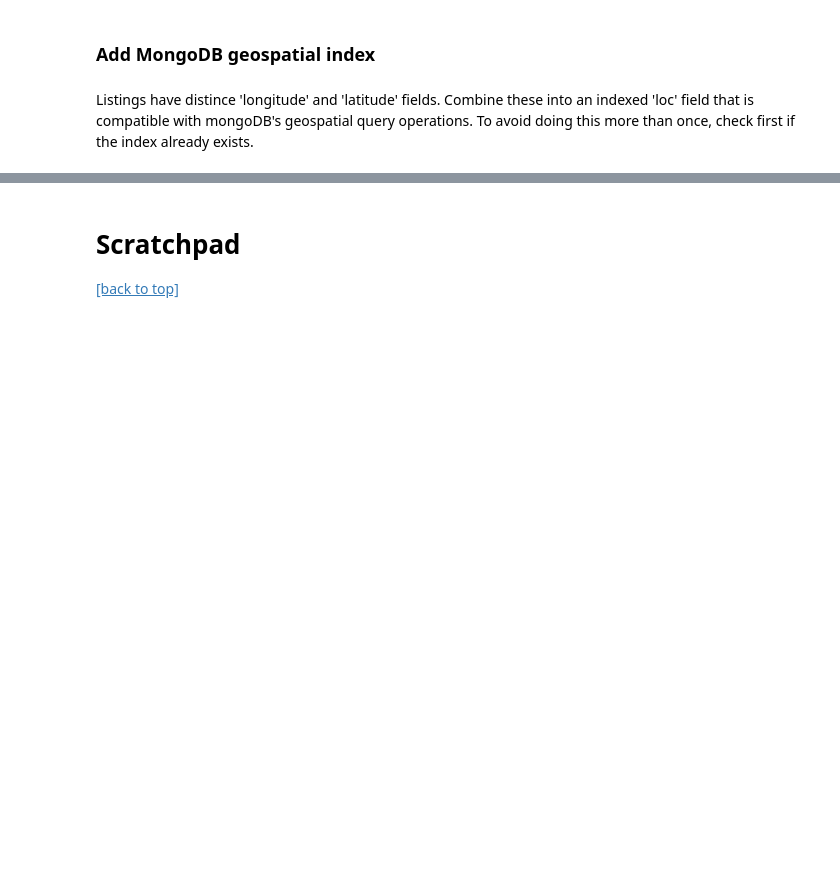
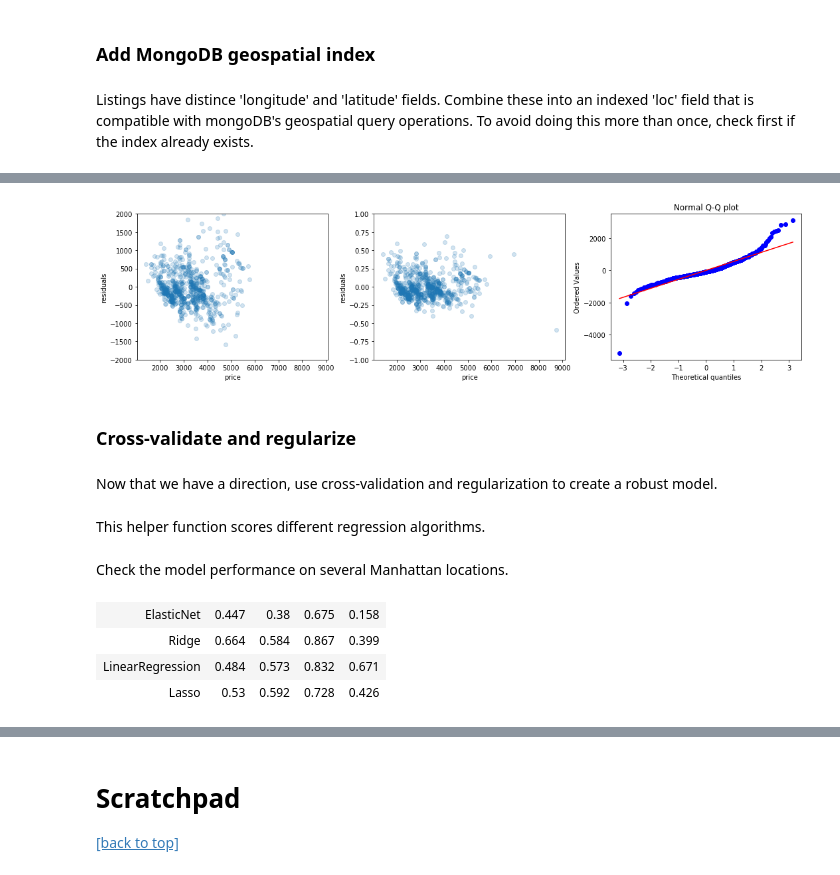
Before and after one commit to dextersealy/rent-report, a Jupyter notebook: modeling.ipynb, the cells around one changed output, grey strips where cells are left out. Saved outputs shown, nothing was run; the diff lists cells and outputs as text; code cells hidden in the pictures; blank space fills up the shorter version.

```diff
--- a/modeling.ipynb
+++ b/modeling.ipynb
@@ -178,0 +297,11 @@ plt.show()
+# %%
+def get_features_matrix(list_or_iter):
+    listings = []
+    for features in list_or_iter:
+        listings.append({})
+        for f in features.lower().replace('-', ' ').split('\n'):
+            f = canon.get(f, f)
+            if f in top50:
+                f_name = 'f_' + f.replace(' ', '_')
+                listings[-1][f_name] = 1
+    return pd.DataFrame.from_dict(listings).fillna(0)
@@ -178,0 +310,9 @@ plt.show()
+# %%
+df = get_data(['price', 'bedrooms', 'bathrooms', 'features'], TIMESSQ_loc)
+df = df.join(get_features_matrix(df.features)).drop('features', axis=1)
+
+X = sm.add_constant(df.drop('price', axis=1))
+y = df['price']
+
+ols = sm.OLS(y, X).fit()
+print(ols.summary())
@@ -178,0 +337,31 @@ plt.show()
+# %%
+xs = range(len(y))
+plt.figure(figsize=(15, 4))
+
+y_pred = ols.predict(X)
+resids = ols.resid
+
+plt.subplot(131)
+plt.scatter(y_pred, resids, alpha=.2)
+plt.ylim(-2000, 2000)
+plt.xlabel('price')
+plt.ylabel('residuals')
+
+plt.subplot(132)
+plt.scatter(y_pred, resids / y_pred, alpha=.2)
+plt.ylim(-1.0, 1.0)
+plt.xlabel('price')
+plt.ylabel('residuals')
+
+plt.subplot(133)
+stats.probplot(ols.resid, dist="norm", plot=plt)
+plt.title("Normal Q-Q plot")
+
+plt.tight_layout()
+plt.show()
+# %% [output]
+[figure, added]
+# %% [markdown]
+### Cross-validate and regularize
+# %% [markdown]
+Now that we have a direction, use cross-validation and regularization to create a robust model.
@@ -178,0 +374,2 @@ plt.show()
+# %% [markdown]
+ This helper function scores different regression algorithms.
@@ -178,0 +402,18 @@ plt.show()
+# %% [markdown]
+Check the model performance on several Manhattan locations.
+# %%
+scores = defaultdict(list)
+for loc in [TIMESSQ_loc, METIS_loc, SEVEN80_loc, WESTVILLAGE_loc]:
+    df = get_data(['price', 'bedrooms', 'bathrooms', 'features'], loc)
+    df = df.join(get_features_matrix(df.features)).drop('features', axis=1)
+    X = df.drop('price', axis=1)
+    y = df['price']
+    for model, score in eval_models(X, y).items():
+        scores[model].append(score)
+
+pp_dictOflist(scores)
+# %% [output]
+| ElasticNet | 0.447 | 0.38 | 0.675 | 0.158 |
+| Ridge | 0.664 | 0.584 | 0.867 | 0.399 |
+| LinearRegression | 0.484 | 0.573 | 0.832 | 0.671 |
+| Lasso | 0.53 | 0.592 | 0.728 | 0.426 |
```
Also changed, not shown: parts of 64 cells of this notebook.
